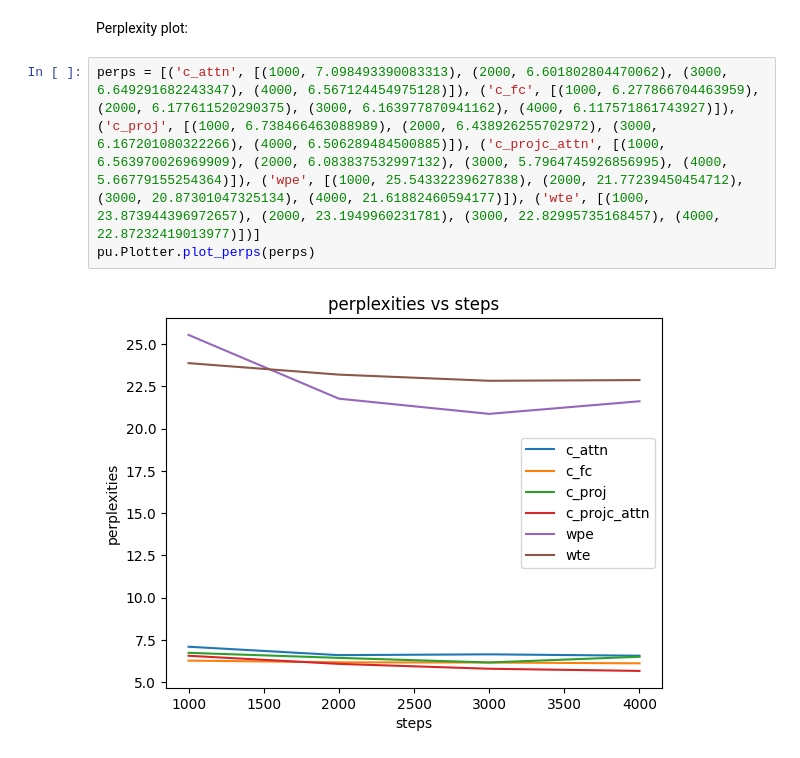
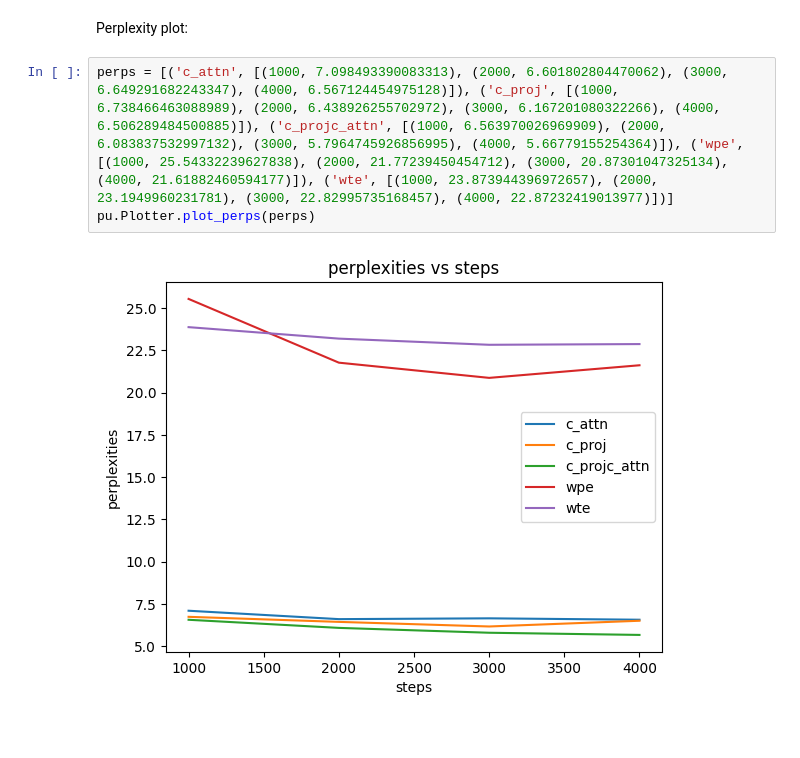
Before and after one commit to webs8328/YodaNLP, a Jupyter notebook: gpt_code/Plotting.ipynb, the cells around one changed output. Drawn from its saved outputs; the diff is of its cells as text.

```diff
--- a/gpt_code/Plotting.ipynb
+++ b/gpt_code/Plotting.ipynb
@@ -48,7 +47,7 @@ pu.Plotter.plot_exps(tests, 'train/loss')
 # %% [markdown]
 Perplexity plot:
 # %%
-perps = [('c_attn', [(1000, 7.098493390083313), (2000, 6.601802804470062), (3000, 6.649291682243347), (4000, 6.567124454975128)]), ('c_fc', [(1000, 6.277866704463959), (2000, 6.177611520290375), (3000, 6.163977870941162), (4000, 6.117571861743927)]), ('c_proj', [(1000, 6.738466463088989), (2000, 6.438926255702972), (3000, 6.167201080322266), (4000, 6.506289484500885)]), ('c_projc_attn', [(1000, 6.563970026969909), (2000, 6.083837532997132), (3000, 5.7964745926856995), (4000, 5.66779155254364)]), ('wpe', [(1000, 25.54332239627838), (2000, 21.77239450454712), (3000, 20.87301047325134), (4000, 21.61882460594177)]), ('wte', [(1000, 23.873944396972657), (2000, 23.1949960231781), (3000, 22.82995735168457), (4000, 22.87232419013977)])]
+perps = [('c_attn', [(1000, 7.098493390083313), (2000, 6.601802804470062), (3000, 6.649291682243347), (4000, 6.567124454975128)]), ('c_proj', [(1000, 6.738466463088989), (2000, 6.438926255702972), (3000, 6.167201080322266), (4000, 6.506289484500885)]), ('c_projc_attn', [(1000, 6.563970026969909), (2000, 6.083837532997132), (3000, 5.7964745926856995), (4000, 5.66779155254364)]), ('wpe', [(1000, 25.54332239627838), (2000, 21.77239450454712), (3000, 20.87301047325134), (4000, 21.61882460594177)]), ('wte', [(1000, 23.873944396972657), (2000, 23.1949960231781), (3000, 22.82995735168457), (4000, 22.87232419013977)])]
 pu.Plotter.plot_perps(perps)
 # %% [output]
-[figure, old version]
+[figure, new version]
```
Also changed, not shown: parts of 1 cell of this notebook, 1 other file.
